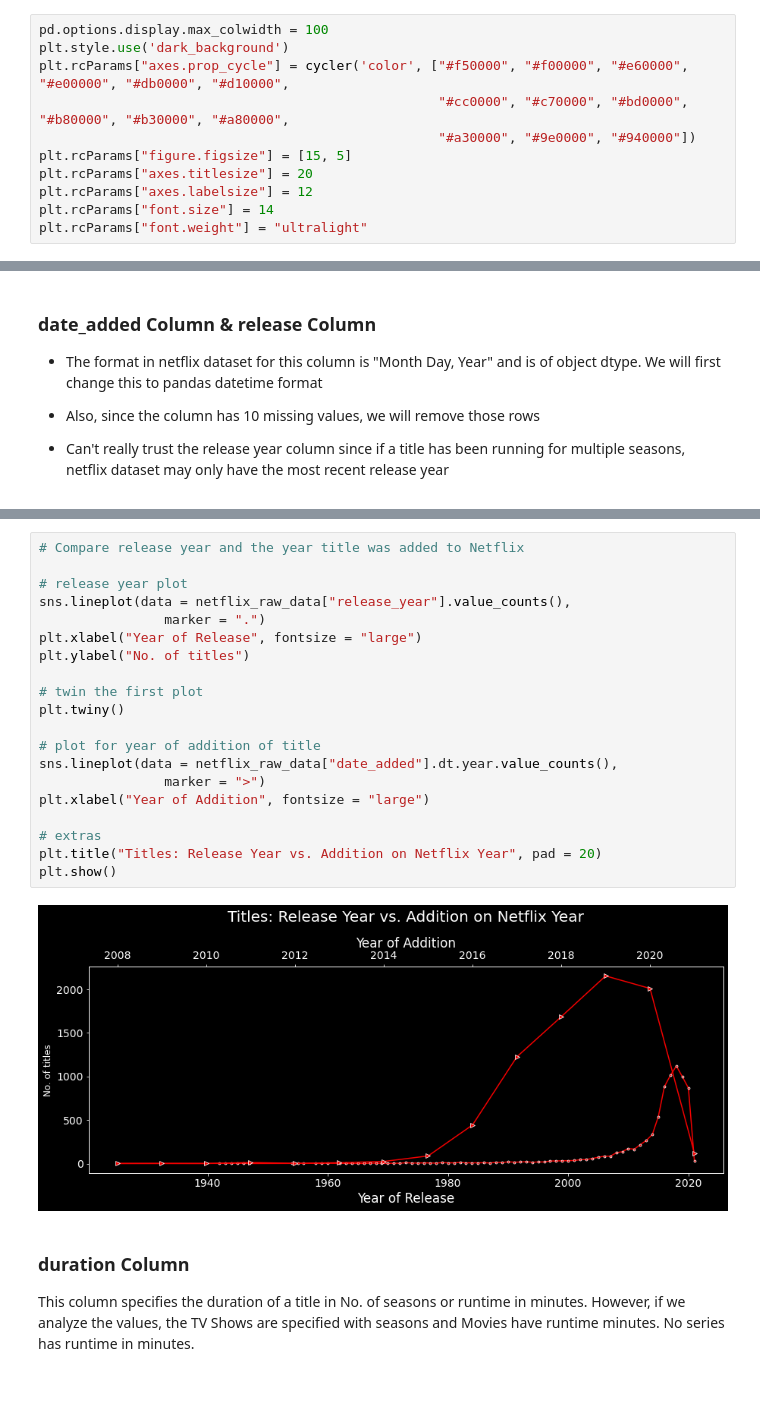
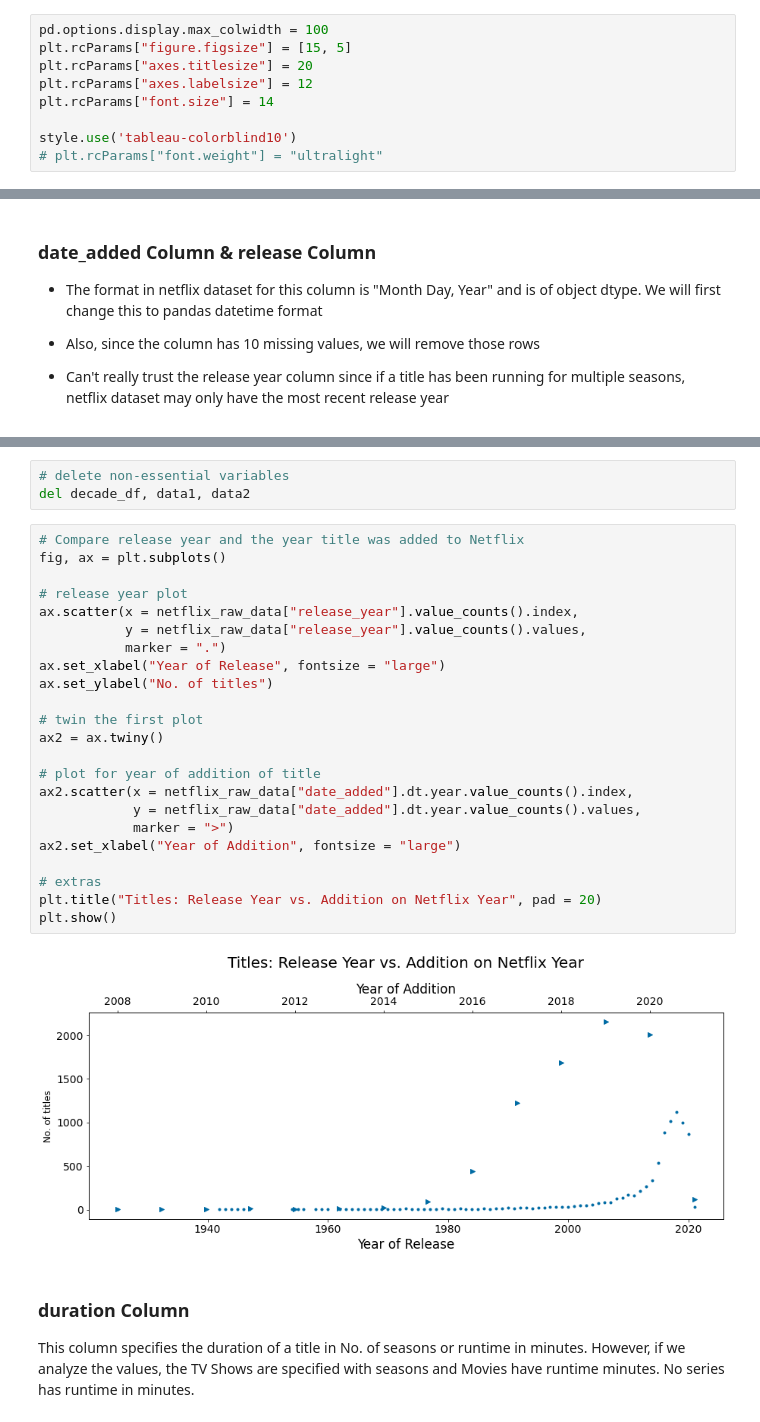
Before and after one commit to vivek-kotecha/netflix-recommender, a Jupyter notebook: workbooks/Netflix_Exploratory_Analysis.ipynb, the cells around one changed output, grey strips where cells are left out. Drawn from its saved outputs; the diff is of its cells as text; blank space fills up the shorter version.

```diff
--- a/workbooks/Netflix_Exploratory_Analysis.ipynb
+++ b/workbooks/Netflix_Exploratory_Analysis.ipynb
@@ -38,13 +33,11 @@ from cycler import cycler
 ### Set default options
 # %%
 pd.options.display.max_colwidth = 100
-plt.style.use('dark_background')
-plt.rcParams["axes.prop_cycle"] = cycler('color', ["#f50000", "#f00000", "#e60000", "#e00000", "#db0000", "#d10000",
-                                                   "#cc0000", "#c70000", "#bd0000", "#b80000", "#b30000", "#a80000",
-                                                   "#a30000", "#9e0000", "#940000"])
 plt.rcParams["figure.figsize"] = [15, 5]
 plt.rcParams["axes.titlesize"] = 20
 plt.rcParams["axes.labelsize"] = 12
 plt.rcParams["font.size"] = 14
-plt.rcParams["font.weight"] = "ultralight"
+
+style.use('tableau-colorblind10')
+# plt.rcParams["font.weight"] = "ultralight"
 # %%
@@ -288,25 +334,31 @@ plt.show()
+# %%
+# delete non-essential variables
+del decade_df, data1, data2
 # %%
 # Compare release year and the year title was added to Netflix
+fig, ax = plt.subplots()
 
 # release year plot
-sns.lineplot(data = netflix_raw_data["release_year"].value_counts(),
-                marker = ".")
-plt.xlabel("Year of Release", fontsize = "large")
-plt.ylabel("No. of titles")
+ax.scatter(x = netflix_raw_data["release_year"].value_counts().index,
+           y = netflix_raw_data["release_year"].value_counts().values,
+           marker = ".")
+ax.set_xlabel("Year of Release", fontsize = "large")
+ax.set_ylabel("No. of titles")
 
 # twin the first plot
-plt.twiny()
+ax2 = ax.twiny()
 
 # plot for year of addition of title
-sns.lineplot(data = netflix_raw_data["date_added"].dt.year.value_counts(),
-                marker = ">")
-plt.xlabel("Year of Addition", fontsize = "large")
+ax2.scatter(x = netflix_raw_data["date_added"].dt.year.value_counts().index,
+            y = netflix_raw_data["date_added"].dt.year.value_counts().values,
+            marker = ">")
+ax2.set_xlabel("Year of Addition", fontsize = "large")
 
 # extras
 plt.title("Titles: Release Year vs. Addition on Netflix Year", pad = 20)
 plt.show()
 # %% [output]
-[figure, old version]
+[figure, new version]
 # %% [markdown]
 ### duration Column
 
```
Also changed, not shown: parts of 45 cells of this notebook.
